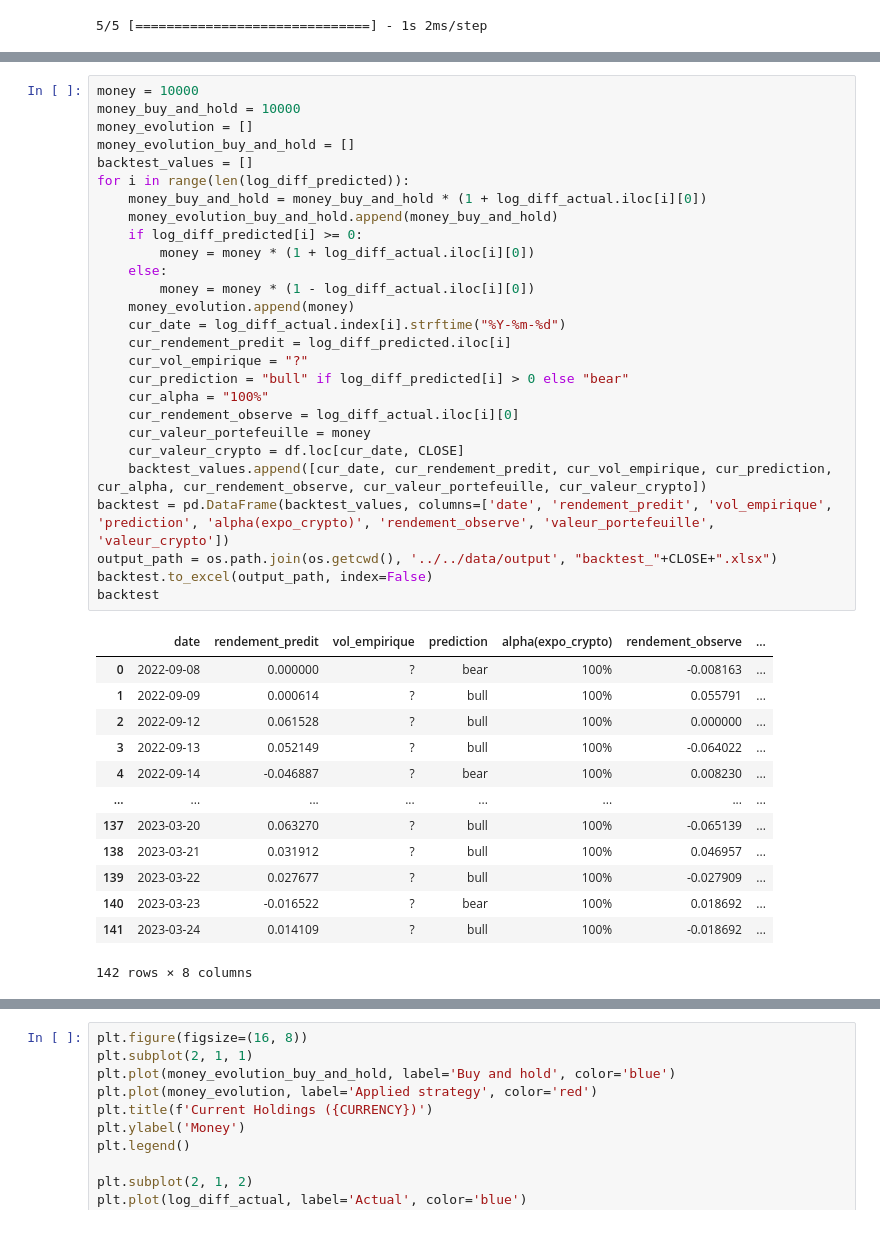
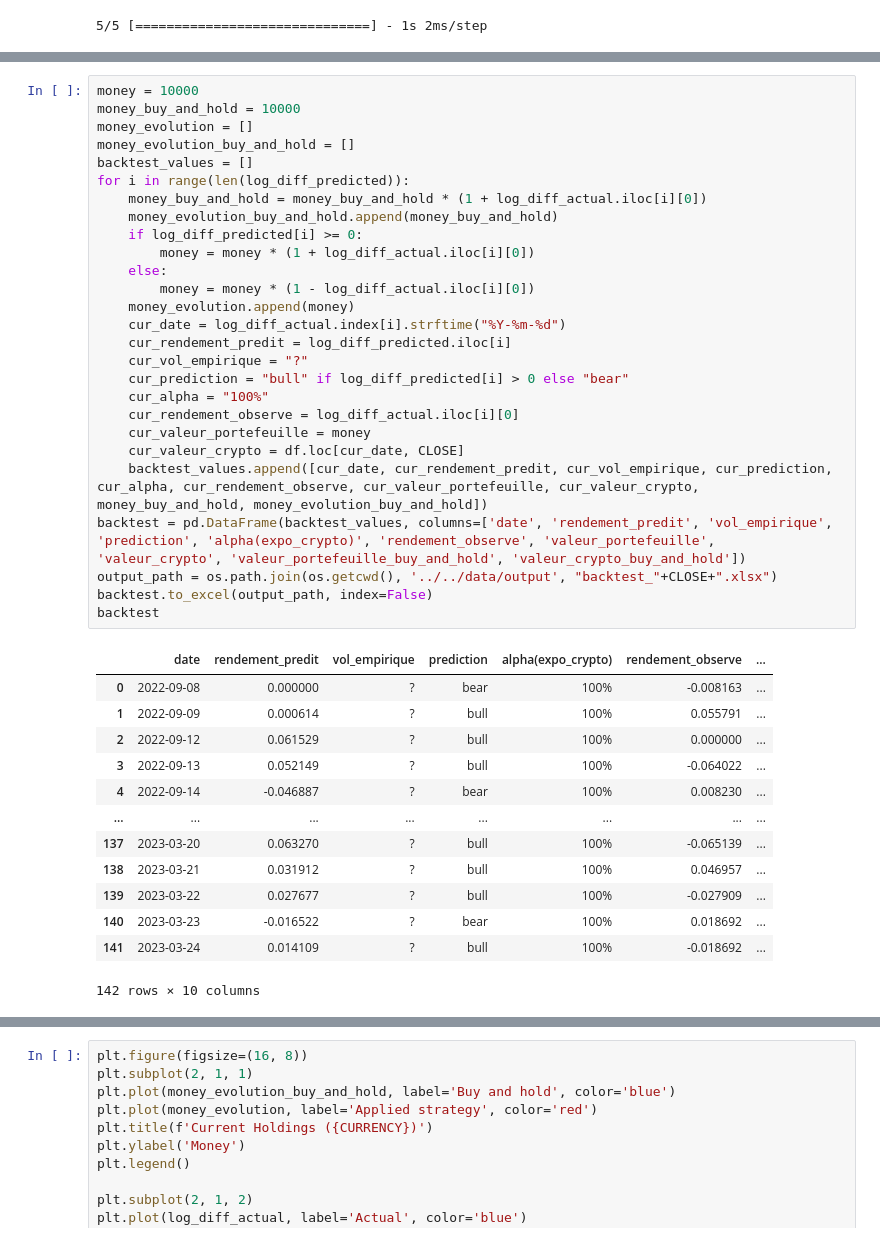
Before and after one commit to CodyAdam/datachallenge2024, a Jupyter notebook: src/models/SHIB.ipynb, the cells around one changed output, grey strips where cells are left out. Drawn from its saved outputs; the diff is of its cells as text.

```diff
--- a/src/models/SHIB.ipynb
+++ b/src/models/SHIB.ipynb
@@ -215,35 +213,35 @@ prediction_df
 # %%
 money = 10000
 money_buy_and_hold = 10000
 money_evolution = []
 money_evolution_buy_and_hold = []
 backtest_values = []
 for i in range(len(log_diff_predicted)):
     money_buy_and_hold = money_buy_and_hold * (1 + log_diff_actual.iloc[i][0])
     money_evolution_buy_and_hold.append(money_buy_and_hold)
     if log_diff_predicted[i] >= 0:
         money = money * (1 + log_diff_actual.iloc[i][0])
     else:
         money = money * (1 - log_diff_actual.iloc[i][0])
     money_evolution.append(money)
     cur_date = log_diff_actual.index[i].strftime("%Y-%m-%d")
     cur_rendement_predit = log_diff_predicted.iloc[i]
     cur_vol_empirique = "?"
     cur_prediction = "bull" if log_diff_predicted[i] > 0 else "bear"
     cur_alpha = "100%"
     cur_rendement_observe = log_diff_actual.iloc[i][0]
     cur_valeur_portefeuille = money
     cur_valeur_crypto = df.loc[cur_date, CLOSE]
-    backtest_values.append([cur_date, cur_rendement_predit, cur_vol_empirique, cur_prediction, cur_alpha, cur_rendement_observe, cur_valeur_portefeuille, cur_valeur_crypto])
-backtest = pd.DataFrame(backtest_values, columns=['date', 'rendement_predit', 'vol_empirique', 'prediction', 'alpha(expo_crypto)', 'rendement_observe', 'valeur_portefeuille', 'valeur_crypto'])
+    backtest_values.append([cur_date, cur_rendement_predit, cur_vol_empirique, cur_prediction, cur_alpha, cur_rendement_observe, cur_valeur_portefeuille, cur_valeur_crypto, money_buy_and_hold, money_evolution_buy_and_hold])
+backtest = pd.DataFrame(backtest_values, columns=['date', 'rendement_predit', 'vol_empirique', 'prediction', 'alpha(expo_crypto)', 'rendement_observe', 'valeur_portefeuille', 'valeur_crypto', 'valeur_portefeuille_buy_and_hold', 'valeur_crypto_buy_and_hold'])
 output_path = os.path.join(os.getcwd(), '../../data/output', "backtest_"+CLOSE+".xlsx")
 backtest.to_excel(output_path, index=False)
 backtest
 # %% [output]
 |  | date | rendement_predit | vol_empirique | prediction | alpha(expo_crypto) | rendement_observe | ... |
 | 0 | 2022-09-08 | 0.000000 | ? | bear | 100% | -0.008163 | ... |
 | 1 | 2022-09-09 | 0.000614 | ? | bull | 100% | 0.055791 | ... |
-| 2 | 2022-09-12 | 0.061528 | ? | bull | 100% | 0.000000 | ... |
+| 2 | 2022-09-12 | 0.061529 | ? | bull | 100% | 0.000000 | ... |
 | 3 | 2022-09-13 | 0.052149 | ? | bull | 100% | -0.064022 | ... |
 | 4 | 2022-09-14 | -0.046887 | ? | bear | 100% | 0.008230 | ... |
 | ... | ... | ... | ... | ... | ... | ... | ... |
@@ -252,7 +250,7 @@ backtest
 | 139 | 2023-03-22 | 0.027677 | ? | bull | 100% | -0.027909 | ... |
 | 140 | 2023-03-23 | -0.016522 | ? | bear | 100% | 0.018692 | ... |
 | 141 | 2023-03-24 | 0.014109 | ? | bull | 100% | -0.018692 | ... |
-142 rows × 8 columns
+142 rows × 10 columns
 # %%
 mse = mean_squared_error(actual_prices_aligned, predictions)
 
```
Also changed, not shown: parts of 6 cells of this notebook, 40 other files.
